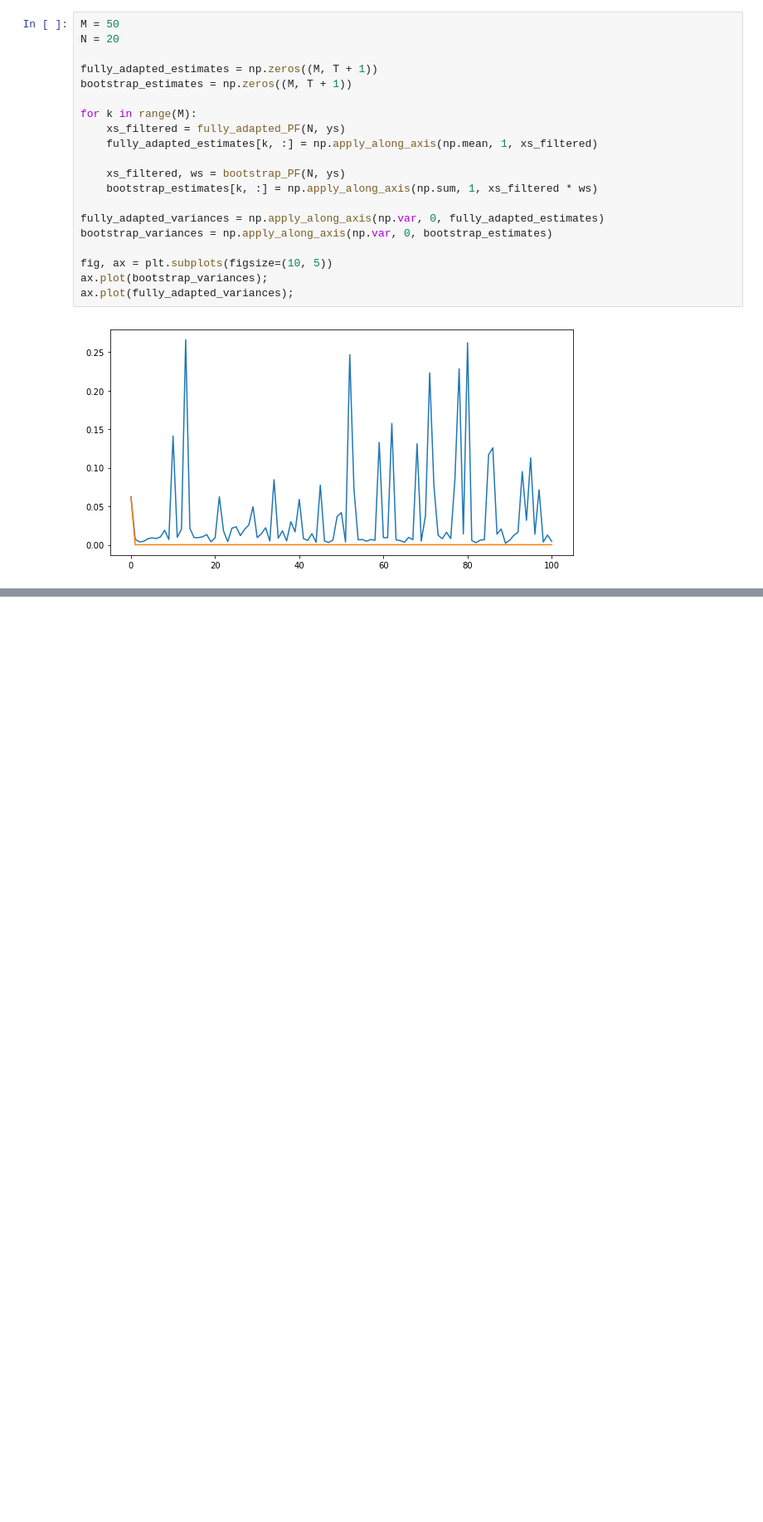
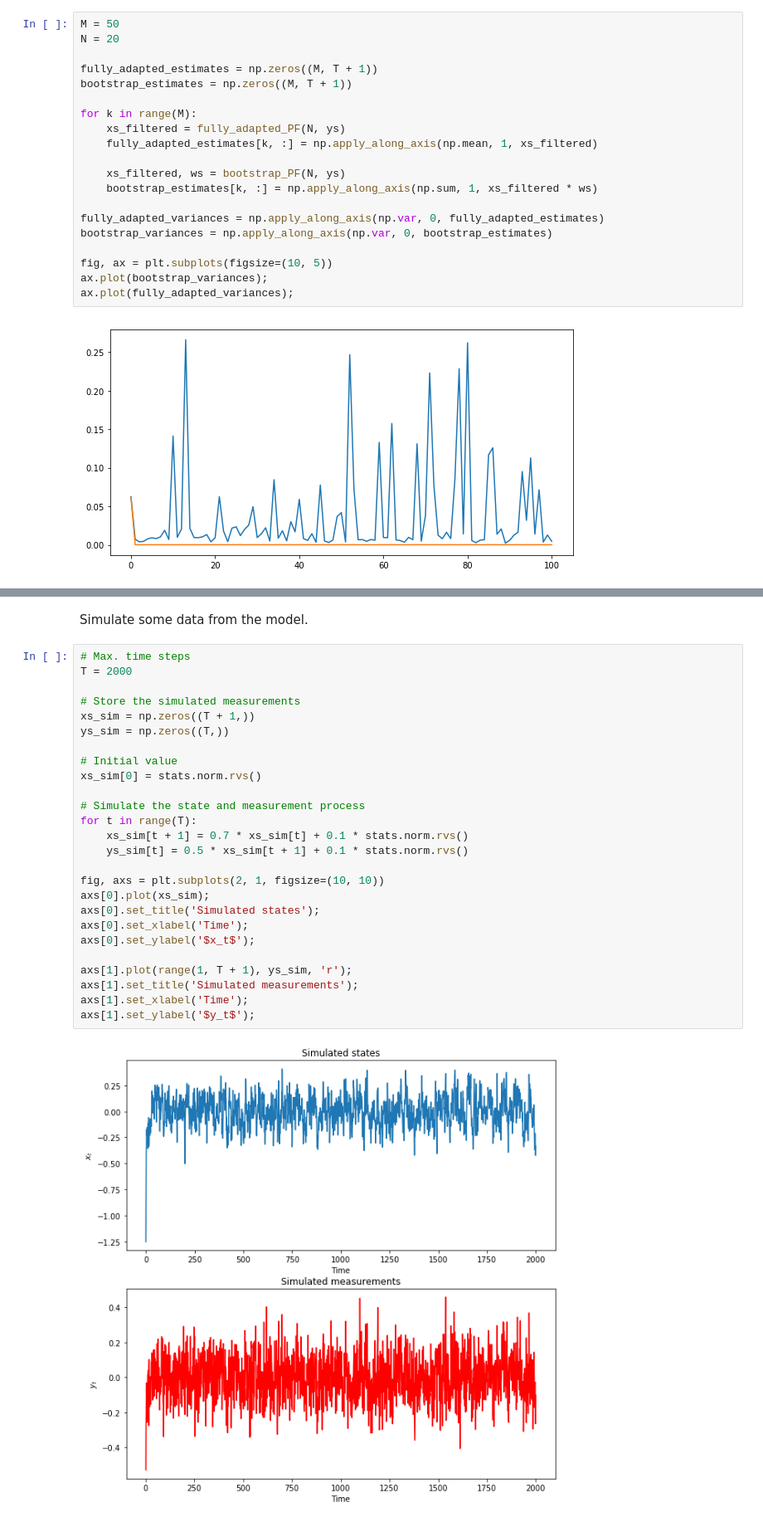
Before and after one commit to cyianor/smc2017, a Jupyter notebook: notebooks/ex2.ipynb, the cells around one changed output, grey strips where cells are left out. Shown at 83% size. Saved outputs shown, nothing was run; the diff lists cells and outputs as text; blank space fills up the shorter version.

```diff
--- a/notebooks/ex2.ipynb
+++ b/notebooks/ex2.ipynb
@@ -328,0 +344,30 @@ ax.plot(fully_adapted_variances);
+# %% [markdown]
+Simulate some data from the model.
+# %%
+# Max. time steps
+T = 2000
+
+# Store the simulated measurements
+xs_sim = np.zeros((T + 1,))
+ys_sim = np.zeros((T,))
+
+# Initial value
+xs_sim[0] = stats.norm.rvs()
+
+# Simulate the state and measurement process
+for t in range(T):
+    xs_sim[t + 1] = 0.7 * xs_sim[t] + 0.1 * stats.norm.rvs()
+    ys_sim[t] = 0.5 * xs_sim[t + 1] + 0.1 * stats.norm.rvs()
+
+fig, axs = plt.subplots(2, 1, figsize=(10, 10))
+axs[0].plot(xs_sim);
+axs[0].set_title('Simulated states');
+axs[0].set_xlabel('Time');
+axs[0].set_ylabel('$x_t$');
+
+axs[1].plot(range(1, T + 1), ys_sim, 'r');
+axs[1].set_title('Simulated measurements');
+axs[1].set_xlabel('Time');
+axs[1].set_ylabel('$y_t$');
+# %% [output]
+[figure, added]
```
Also changed, not shown: parts of 11 cells of this notebook, 3 other files.
